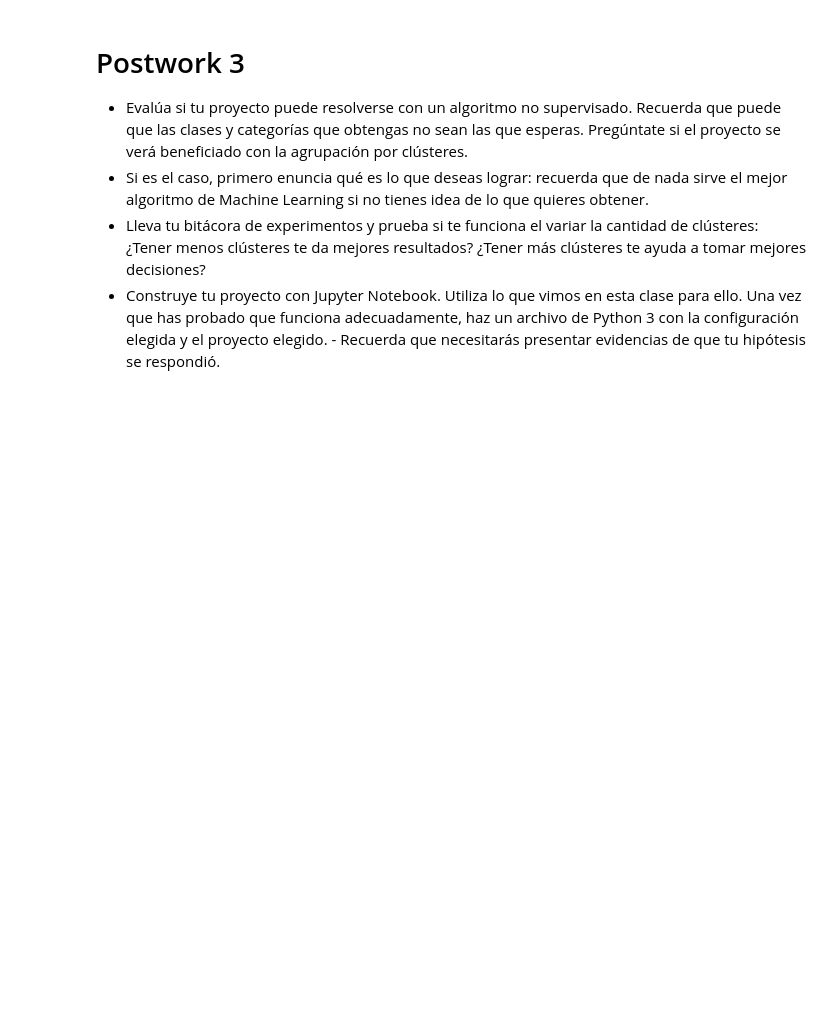
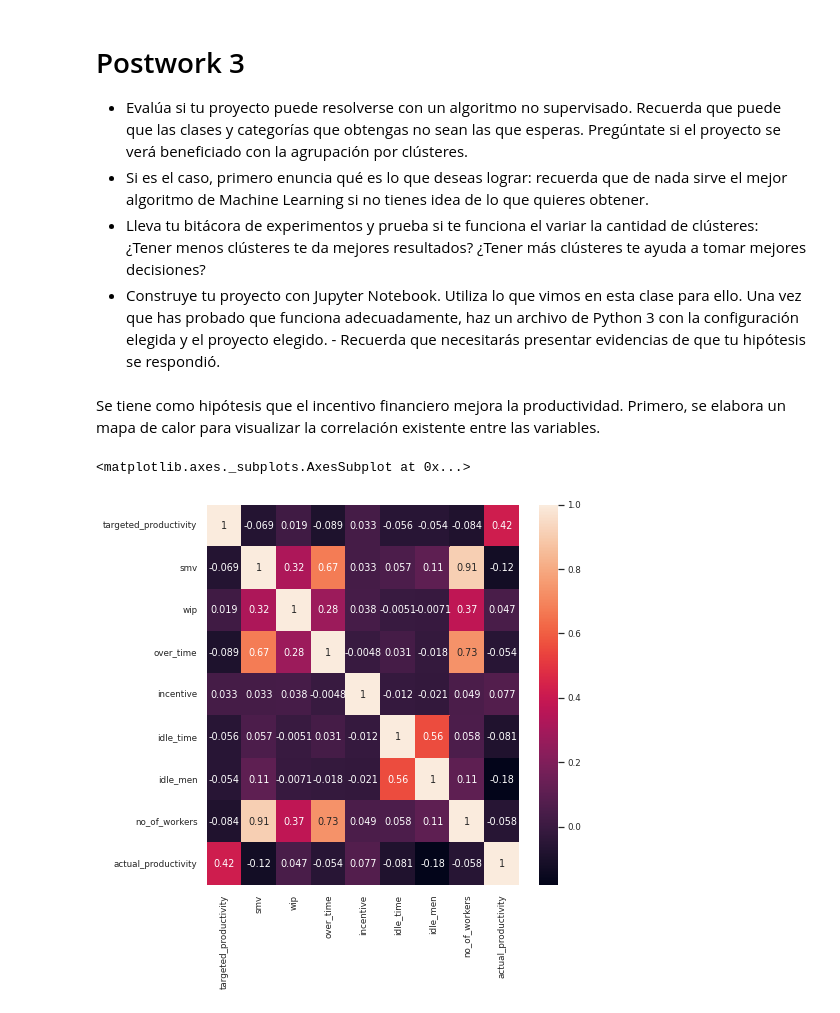
Before and after one commit to 450fausto/Productivity, a Jupyter notebook: Proyecto_Fase3_mod2_Part1.ipynb, the cells around one changed output. Saved outputs shown, nothing was run; the diff lists cells and outputs as text; code cells hidden in the pictures; blank space fills up the shorter version.

```diff
--- a/Proyecto_Fase3_mod2_Part1.ipynb
+++ b/Proyecto_Fase3_mod2_Part1.ipynb
@@ -112,0 +118,2 @@ dtype('float64')
+# %%
+df.wip=df.wip.fillna(value=0.0)
@@ -186,3 +216,12 @@ La intención de este postwork es crear módulos de separación, evaluación y v
 - Si es el caso, primero enuncia qué es lo que deseas lograr: recuerda que de nada sirve el mejor algoritmo de Machine Learning si no tienes idea de lo que quieres obtener.
 - Lleva tu bitácora de experimentos y prueba si te funciona el variar la cantidad de clústeres: ¿Tener menos clústeres te da mejores resultados? ¿Tener más clústeres te ayuda a tomar mejores decisiones?
 - Construye tu proyecto con Jupyter Notebook. Utiliza lo que vimos en esta clase para ello. Una vez que has probado que funciona adecuadamente, haz un archivo de Python 3 con la configuración elegida y el proyecto elegido. - Recuerda que necesitarás presentar evidencias de que tu hipótesis se respondió.
+# %% [markdown]
+Se tiene como hipótesis que el incentivo financiero mejora la productividad. Primero, se elabora un mapa de calor para visualizar la correlación existente entre las variables.
+# %%
+df_corr=df[['targeted_productivity', 'smv', 'wip', 'over_time', 'incentive', 'idle_time', 'idle_men', 'no_of_workers', 'actual_productivity']].corr()
+sns.set(style='white', font_scale=0.8, rc={'figure.figsize':(7,7)})
+sns.heatmap(df_corr, annot=True)
+# %% [output]
+<matplotlib.axes._subplots.AxesSubplot at 0x...>
+[figure, added]
```
Also changed, not shown: parts of 19 cells of this notebook.
